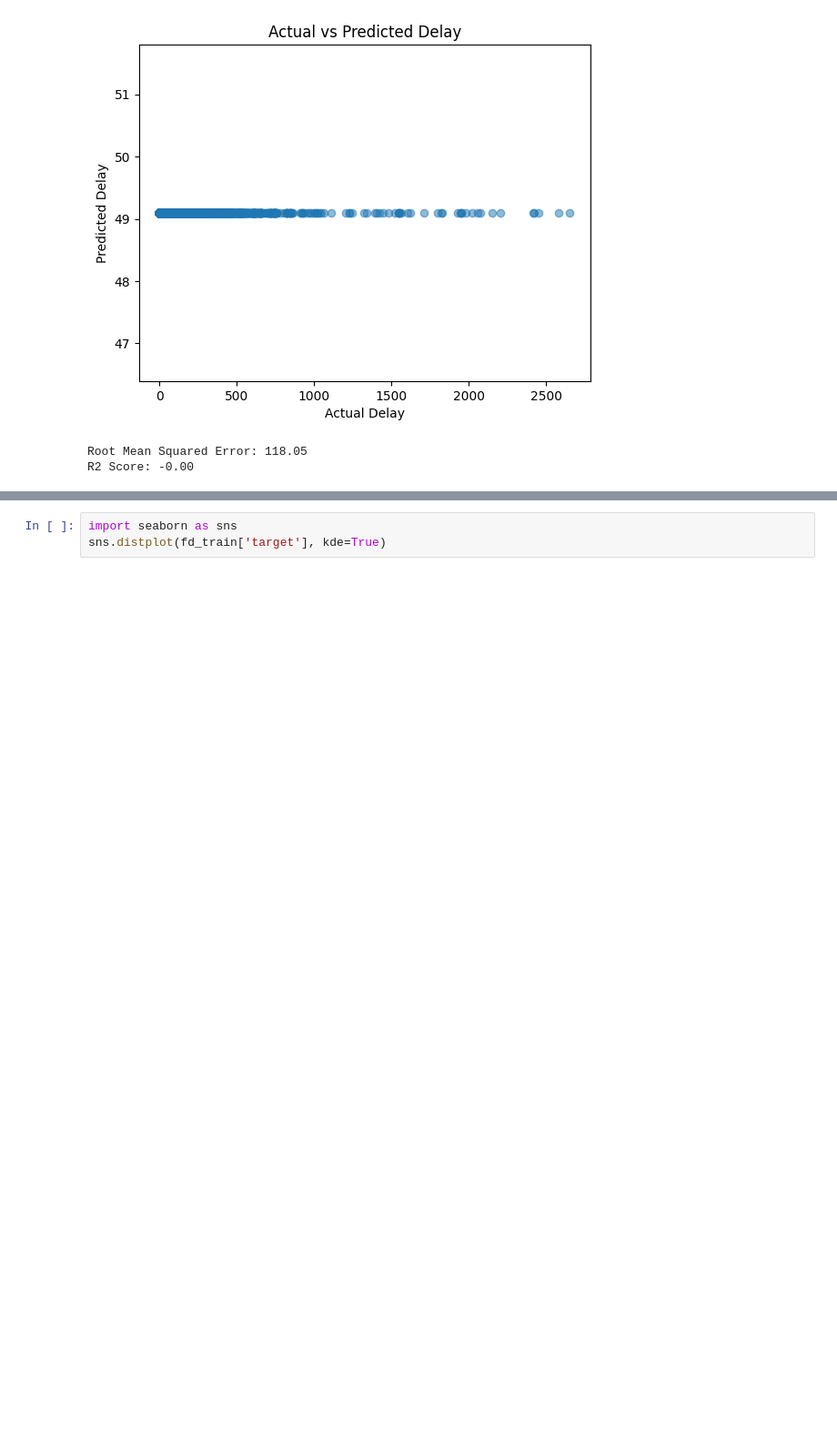
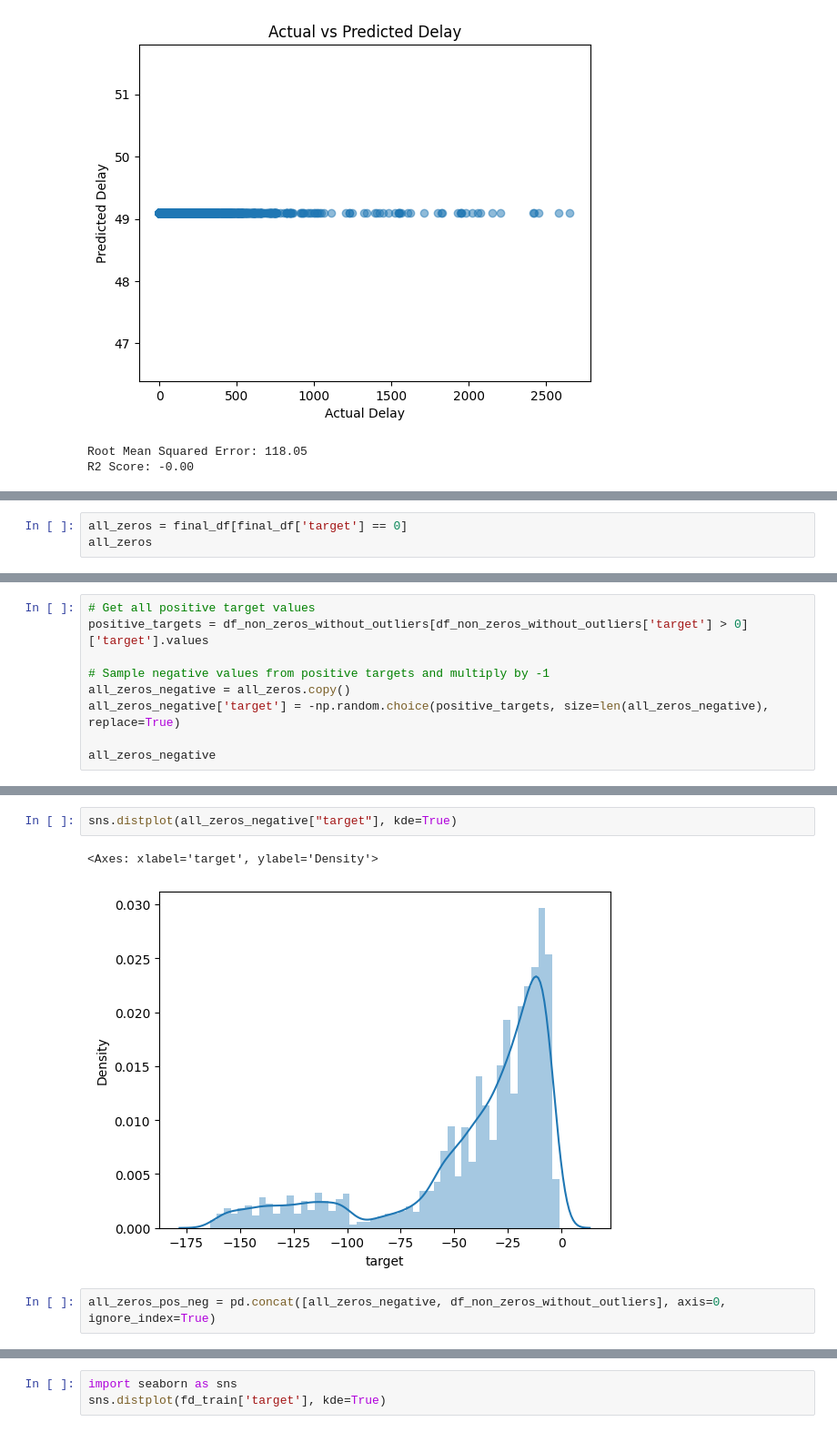
Before and after one commit to marcok10/ds-ml-project, a Jupyter notebook: EDA-flight.ipynb, the cells around one changed output, grey strips where cells are left out. Shown at 91% size. Drawn from its saved outputs; the diff is of its cells as text; blank space fills up the shorter version.

```diff
--- a/EDA-flight.ipynb
+++ b/EDA-flight.ipynb
@@ -163,0 +178,3 @@ ValueError: Classification metrics can't handle a mix of multiclass and continuo
+# %%
+all_zeros = final_df[final_df['target'] == 0]
+all_zeros
@@ -163,0 +254,9 @@ ValueError: Classification metrics can't handle a mix of multiclass and continuo
+# %%
+# Get all positive target values
+positive_targets = df_non_zeros_without_outliers[df_non_zeros_without_outliers['target'] > 0]['target'].values
+
+# Sample negative values from positive targets and multiply by -1
+all_zeros_negative = all_zeros.copy()
+all_zeros_negative['target'] = -np.random.choice(positive_targets, size=len(all_zeros_negative), replace=True)
+
+all_zeros_negative
@@ -163,0 +277,7 @@ ValueError: Classification metrics can't handle a mix of multiclass and continuo
+# %%
+sns.distplot(all_zeros_negative["target"], kde=True)
+# %% [output]
+<Axes: xlabel='target', ylabel='Density'>
+[figure, added]
+# %%
+all_zeros_pos_neg = pd.concat([all_zeros_negative, df_non_zeros_without_outliers], axis=0, ignore_index=True)
```
Also changed, not shown: parts of 16 cells of this notebook.
